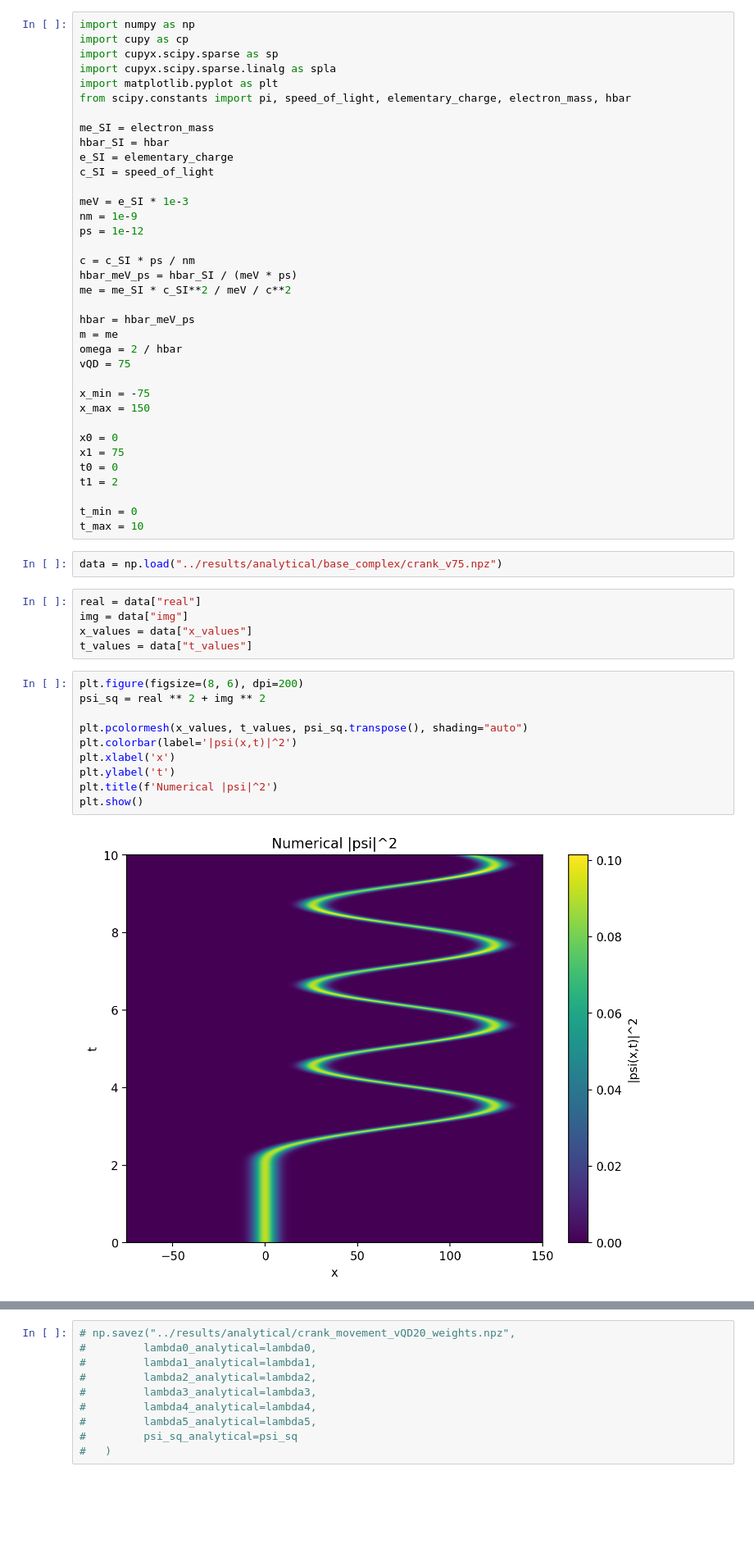
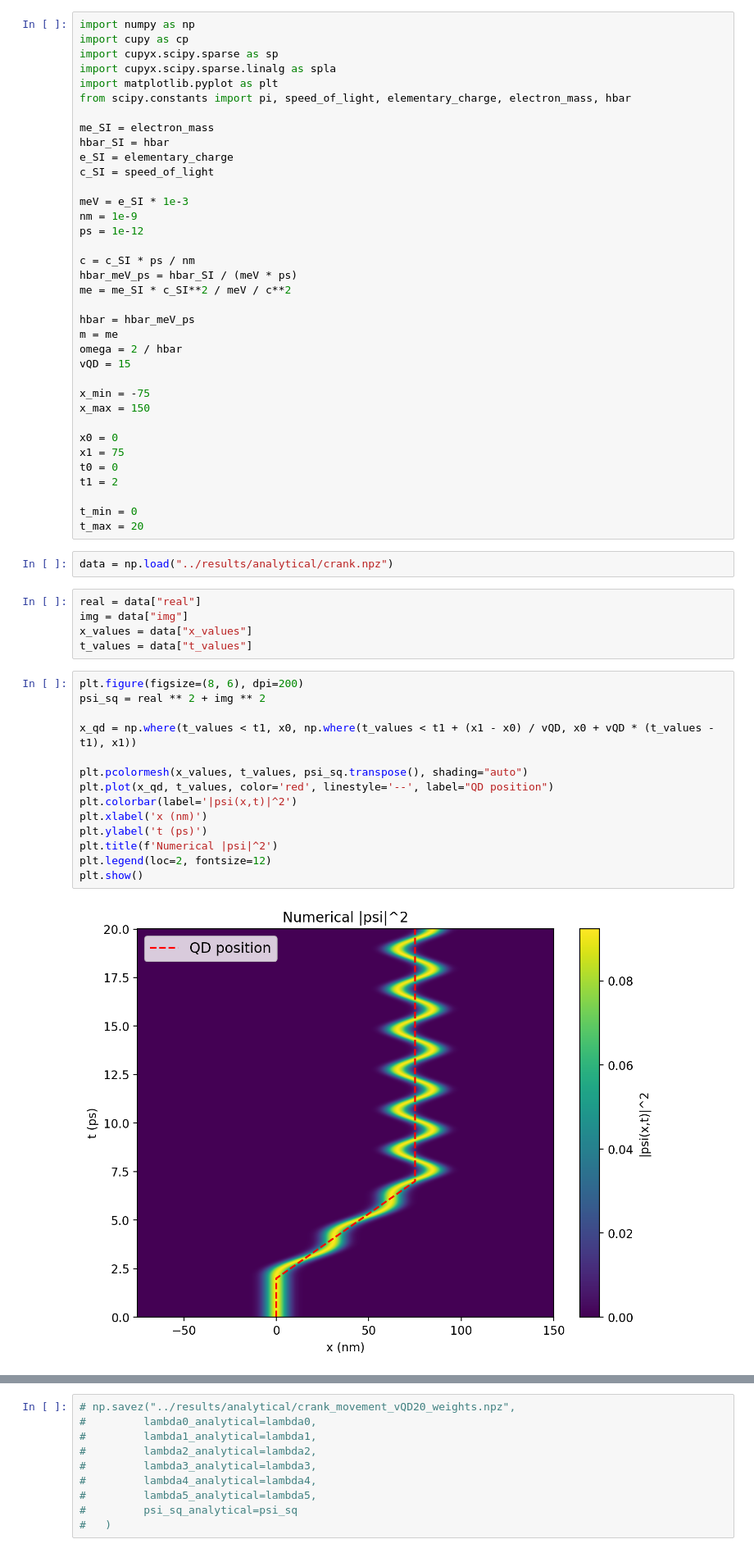
Before and after one commit to thash-jkr/Schrodinger-PINN, a Jupyter notebook: src/testers/crank_tester.ipynb, the cells around one changed output, grey strips where cells are left out. Shown: that part at 82% size. Cells and saved outputs as stored; diff of their text form; blank space fills up the shorter version.

```diff
--- a/src/testers/crank_tester.ipynb
+++ b/src/testers/crank_tester.ipynb
@@ -22,7 +22,7 @@ me = me_SI * c_SI**2 / meV / c**2
 hbar = hbar_meV_ps
 m = me
 omega = 2 / hbar
-vQD = 75
+vQD = 15
 
 x_min = -75
 x_max = 150
@@ -33,9 +33,9 @@ t0 = 0
 t1 = 2
 
 t_min = 0
-t_max = 10
+t_max = 20
 # %%
-data = np.load("../results/analytical/base_complex/crank_v75.npz")
+data = np.load("../results/analytical/crank.npz")
 # %%
 real = data["real"]
 img = data["img"]
@@ -44,15 +44,19 @@ t_values = data["t_values"]
 # %%
 plt.figure(figsize=(8, 6), dpi=200)
 psi_sq = real ** 2 + img ** 2
 
+x_qd = np.where(t_values < t1, x0, np.where(t_values < t1 + (x1 - x0) / vQD, x0 + vQD * (t_values - t1), x1))
+
 plt.pcolormesh(x_values, t_values, psi_sq.transpose(), shading="auto")
+plt.plot(x_qd, t_values, color='red', linestyle='--', label="QD position")
 plt.colorbar(label='|psi(x,t)|^2')
-plt.xlabel('x')
-plt.ylabel('t')
+plt.xlabel('x (nm)')
+plt.ylabel('t (ps)')
 plt.title(f'Numerical |psi|^2')
+plt.legend(loc=2, fontsize=12)
 plt.show()
 # %% [output]
-[figure, old version]
+[figure, new version]
 # %%
 from scipy.integrate import simpson
 
```
Also changed, not shown: parts of 4 cells of this notebook, 14 other files.
